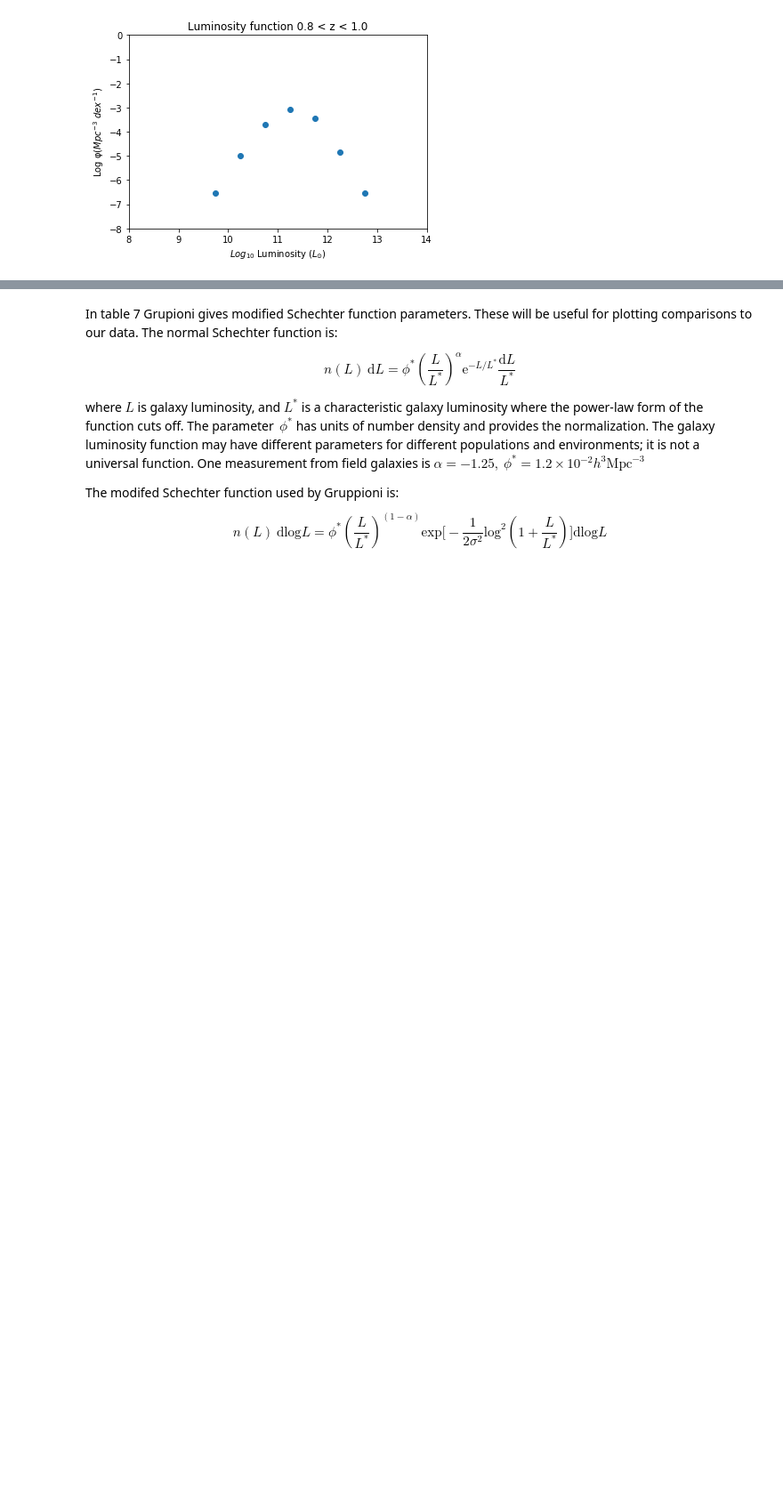
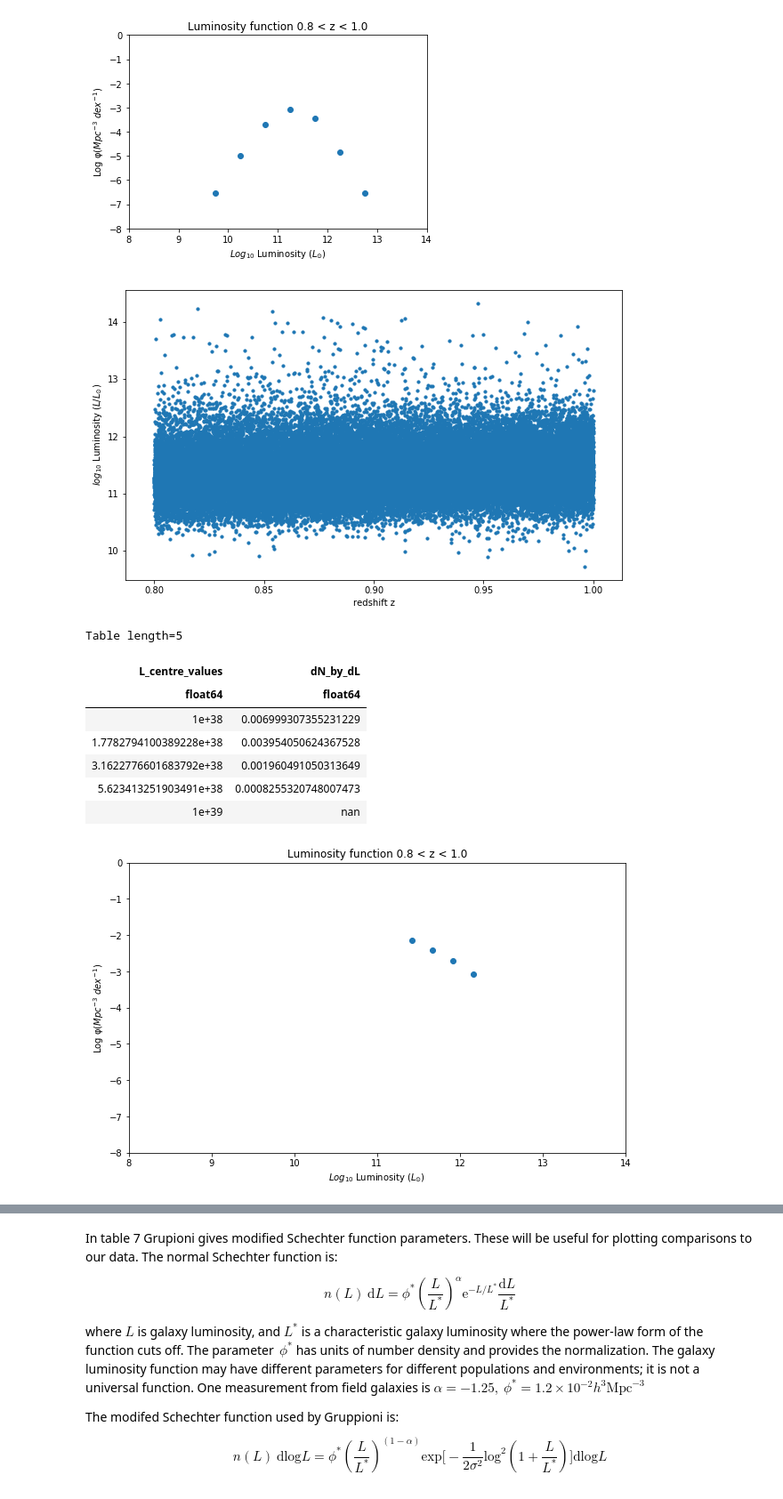
Before and after one commit to raphaelshirley/LuminosityFunction, a Jupyter notebook: 5_lf_full_xid_sample.ipynb, the cells around one changed output, grey strips where cells are left out. Shown at 89% size. Saved outputs shown, nothing was run; the diff lists cells and outputs as text; code cells hidden in the pictures; blank space fills up the shorter version.

```diff
--- a/5_lf_full_xid_sample.ipynb
+++ b/5_lf_full_xid_sample.ipynb
@@ -393,6 +393,20 @@ Table length=12
 | 2.152642592828666e+40 | 0.0 |
 | 6.807253581629026e+40 | nan |
 [figure]
+# %%
+plot_LF(0.8,1.,10.**38,10.**39,catalogue, bin_width=0.25,
+        show_sample=True, show_LF=True, l_col='cigale_dustlumin_pred')
+# %% [output]
+[figure, added]
+Table length=5
+| L_centre_values | dN_by_dL |
+| float64 | float64 |
+| 1e+38 | 0.006999307355231229 |
+| 1.7782794100389228e+38 | 0.003954050624367528 |
+| 3.1622776601683792e+38 | 0.001960491050313649 |
+| 5.623413251903491e+38 | 0.0008255320748007473 |
+| 1e+39 | nan |
+[figure, added]
 # %%
 plot_LF(0.8,1.,10.**38,10.**39,catalogue, bin_width=0.25,
         show_sample=True, show_LF=True, l_col='cigale_dustlumin_pred')
```
Also changed, not shown: parts of 1 cell of this notebook, 1 other file.
